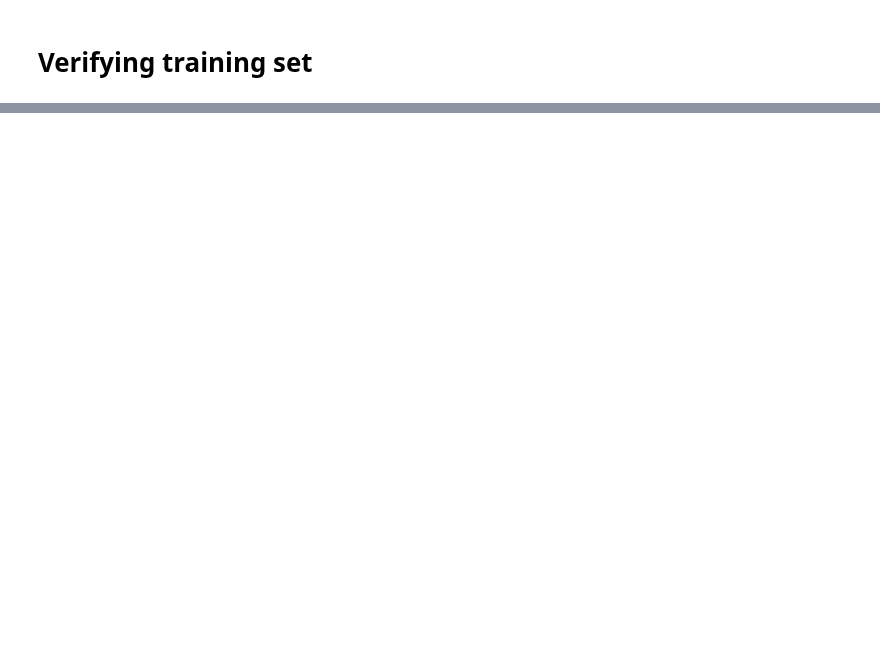
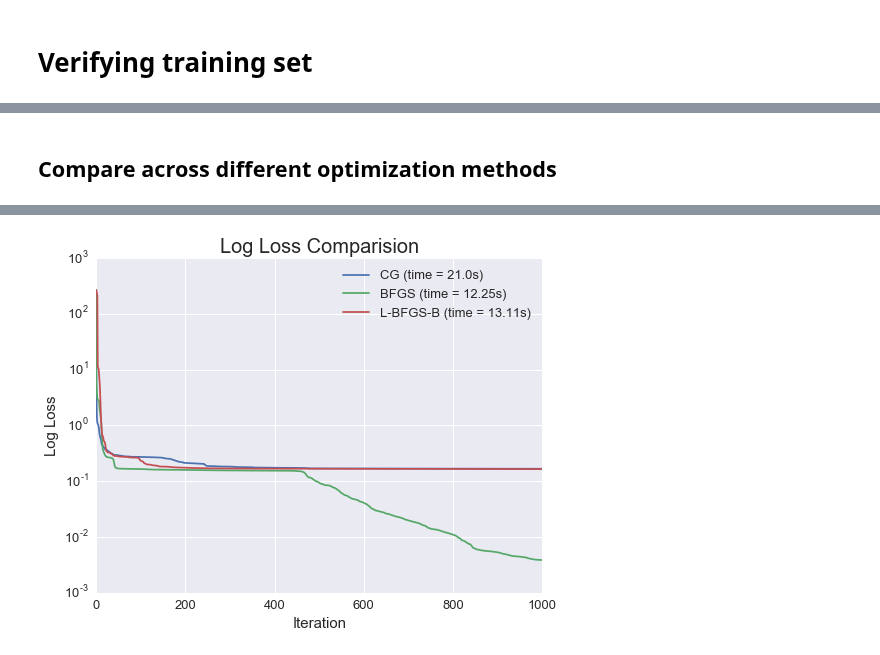
Before and after one commit to JiaweiZhuang/AM205_final, a Jupyter notebook: prototype/CHC/Van_der_Pol_oscillator.ipynb, the cells around one changed output, grey strips where cells are left out. Drawn from its saved outputs; the diff is of its cells as text; code cells hidden in the pictures; blank space fills up the shorter version.

```diff
--- a/prototype/CHC/Van_der_Pol_oscillator.ipynb
+++ b/prototype/CHC/Van_der_Pol_oscillator.ipynb
@@ -12,3 +23,29 @@ from math import sqrt
+# %%
+def plot_loss_compare(model, maxiter = 1000, iprint = 200):
+    model.reset_weights()
+    save_init_paras_list = model.params_list
+    save_init_flattened_params = model.flattened_params
+
+
+    methods = ['CG','BFGS','L-BFGS-B']
+
+    plt.figure(figsize=(8,6))
+    for method in methods:
+
+        model.params_list = save_init_paras_list
+        model.flattened_params = save_init_flattened_params
+
+        start_time = time.time()
+        model.train(method = method, maxiter=maxiter, iprint=iprint)
+        duration = time.time() - start_time
+
+        plt.semilogy(range(len(model.loss)), model.loss, label = method + ' (time = {}s'.format(round(duration,2)) + ')')
+
+    plt.legend()
+    plt.title("Log Loss Comparision", fontsize = 20)
+    plt.xlabel("Iteration")
+    plt.ylabel("Log Loss")
+    plt.show()
 # %% [markdown]
 # Problem Definition
 # %%
@@ -168,0 +205,5 @@ print (figr)
+# %% [markdown]
+## Compare across different optimization methods
+# %%
+plot_loss_compare(nn)
+# %% [output]
@@ -168,0 +227 @@ print (figr)
+[figure, added]
```
Also changed, not shown: parts of 12 cells of this notebook, 25 other files.
